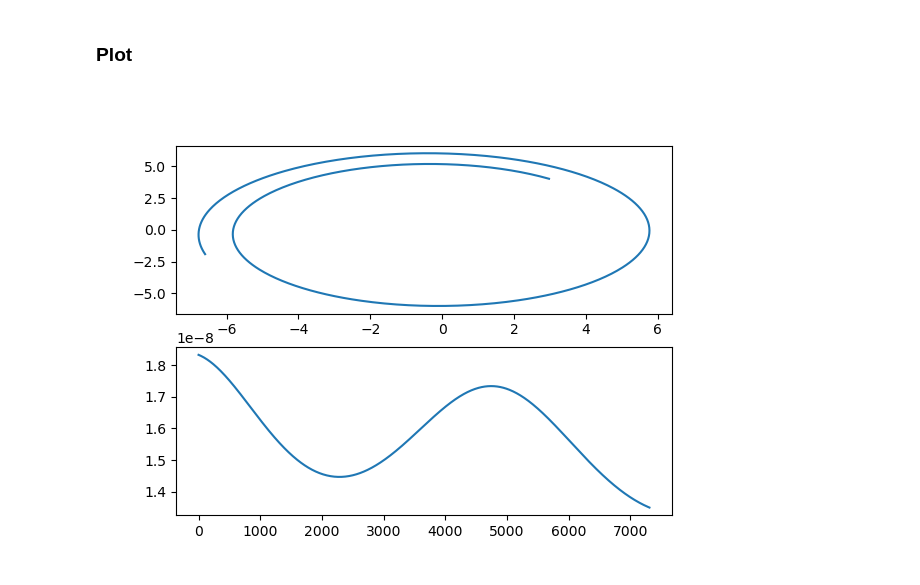
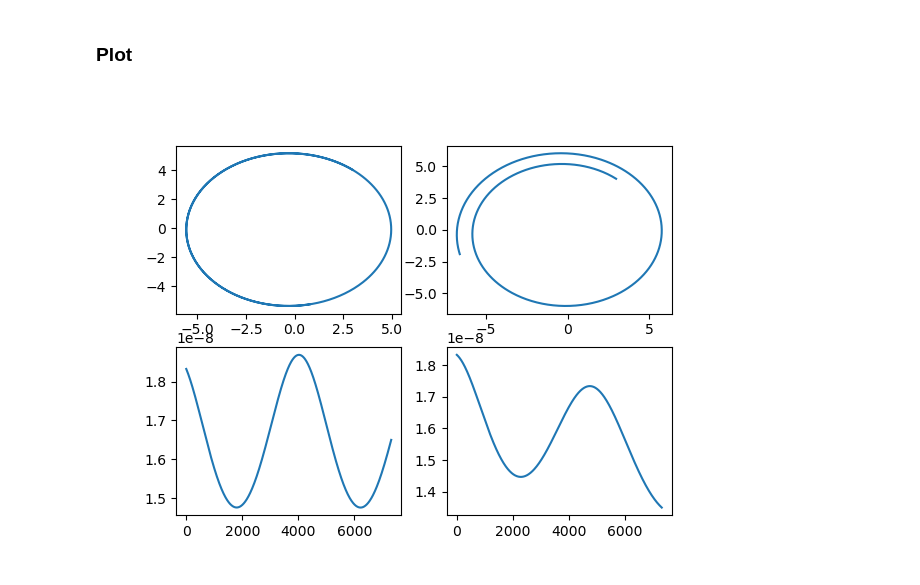
Before and after one commit to ColinDucarme/LPHYS1303---Projet, a Jupyter notebook: FD/Celestial_Dynamics.ipynb, the cells around one changed output. Saved outputs shown, nothing was run; the diff lists cells and outputs as text; code cells hidden in the pictures.

```diff
--- a/FD/Celestial_Dynamics.ipynb
+++ b/FD/Celestial_Dynamics.ipynb
@@ -104,7 +104,7 @@ def dmom_dt(pos,mom,masses):
                 dmom[j:j+3] += -G*masses[i]*masses[k]/(distance(pos[j:j+3],pos[l:l+3])**3)*(pos[j:j+3]-pos[k:k+3])
     return dmom
 
-def energy(masses, pos, mom):
+def energy(pos,mom,masses):
     N = len(masses)
     kin = 0
     pot = 0
@@ -151,6 +188,6 @@ def Eula(G, masses, pos_init, mom_init, dt, tmax):
 # %%
-def Heun(G, masses, pos_init, mom_init, dt, tmax):
-    """
+def SV(G, masses, pos_init, v_init, dt, tmax):
+     """
     === Params ===\n
     masses :    array of masses [Sun, Jupiter]
     pos_init :  2D array of position
@@ -173,27 +210,20 @@ def Heun(G, masses, pos_init, mom_init, dt, tmax):
     pos = np.zeros((len(pos_init),len(pos_init[0]),len(t)))
     vit = np.zeros((len(v_init),len(v_init[0]),len(t)))
     E = np.zeros(len(t))
-    E[0] = 1/2*masses[0]*np.dot(v_init[0],v_init[0])+ 1/2*masses[1]*np.dot(v_init[1],v_init[1])\
-           -G*masses[0]*masses[1]/(distance(pos_init[0],pos_init[1]))
+    E[0] = 1/2*masses[0]*np.dot(v_init[0],v_init[0])+ 1/2*masses[1]*np.dot(v_init[1],v_init[1])+G*masses[0]*masses[1]/(distance(pos_init[0],pos_init[1]))
     pos[0,:,0] = pos_init[0]
     pos[1,:,0] = pos_init[1]
     vit[0,:,0] = v_init[0]
     vit[1,:,0] = v_init[1]
     for i in range(len(t)-1):
-        pos_0 = pos[0,:,i] - dt*vit[0,:,i]/masses[0]
-        pos_1 = pos[1,:,i] - dt*vit[1,:,i]/masses[1]
+        pos_0 = pos[0,:,i] - dt/2*vit[0,:,i]/masses[0]
+        pos_1 = pos[1,:,i] - dt/2*vit[1,:,i]/masses[1]
 
-        vit_0 = vit[0,:,i] - dt*G*masses[0]*masses[1]/(distance(pos[0,:,i],pos[1,:,i])**3)*(pos[0,:,i]-pos[1,:,i])
-        vit_1 = vit[1,:,i] + dt*G*masses[0]*masses[1]/(distance(pos[0,:,i],pos[1,:,i])**3)*(pos[0,:,i]-pos[1,:,i])
+        vit[0,:,i+1] = vit[0,:,i] + dt*G*masses[0]*masses[1]/(distance(pos_0,pos_1)**3)*(pos_0-pos_1)
+        vit[1,:,i+1] = vit[1,:,i] - dt*G*masses[0]*masses[1]/(distance(pos_0,pos_1)**3)*(pos_0-pos_1)
 
-        pos[0,:,i+1] = pos[0,:,i] - dt/2*(vit[0,:,i]/masses[0]+vit_0[0]/masses[0])
-        pos[1,:,i+1] = pos[1,:,i] - dt/2*(vit[1,:,i]/masses[1]+vit_1[1]/masses[1])
+        pos[0,:,i+1] = pos_0 -dt/2*vit[0,:,i+1]/masses[0]
+        pos[1,:,i+1] = pos_1 -dt/2*vit[1,:,i+1]/masses[1]
 
-        vit[0,:,i+1] = vit[0,:,i] + dt/2*(G*masses[0]*masses[1]/(distance(pos[0,:,i],pos[1,:,i])**3)*(pos[0,:,i]-pos[1,:,i])\
-                                         +G*masses[0]*masses[1]/(distance(pos_0,pos_1)**3)*(pos_0-pos_1))
-        vit[1,:,i+1] = vit[1,:,i] + dt/2*(-G*masses[0]*masses[1]/(distance(pos[0,:,i],pos[1,:,i])**3)*(pos[0,:,i]-pos[1,:,i])\
-                                          -G*masses[0]*masses[1]/(distance(pos_0,pos_1)**3)*(pos_0-pos_1))
-
-        E[i+1] = 1/2*masses[0]*np.dot(vit[0,:,i+1],vit[0,:,i+1])+ 1/2*masses[1]*np.dot(vit[1,:,i+1],vit[1,:,i+1])\
-                 -G*masses[0]*masses[1]/(distance(pos[0,:,i+1],pos[1,:,i+1]))
+        E[i+1] = 1/2*masses[0]*np.dot(vit[0,:,i+1],vit[0,:,i+1])+ 1/2*masses[1]*np.dot(vit[1,:,i+1],vit[1,:,i+1])-G*masses[0]*masses[1]/(distance(pos[0,:,i+1],pos[1,:,i+1]))
     return {'t':t,'pos':pos,'vit':vit,'E':E}
@@ -242,7 +238,7 @@ N_tmax = 20 # nbre d'années de la simu
 tmax = (N_tmax*365+(N_tmax/4)) #jours
 
 solEul = Eula(G, masses, pos_init, vit_init,dt, tmax)
-# solHeun = Heun(G, masses, pos_init, vit_init,dt, tmax)
+solHeun = Heun(G, masses, pos_init, vit_init,dt, tmax)
 # solSV = SV(G,masses,pos_init,vit_init,dt,tmax)
 
 # np.savetxt(fname="./jup_v.txt", X=solHeun['vit'][1,:,:],delimiter='\t')
@@ -250,18 +246,14 @@ solEul = Eula(G, masses, pos_init, vit_init,dt, tmax)
 # %% [markdown]
 ### Plot
 # %%
-fig,ax = plt.subplots(2,1)
-ax[0].plot(solEul['pos'][3,:],solEul['pos'][4,:])
-ax[1].plot(solEul['t'],solEul['E'])
+fig,ax = plt.subplots(2,2)
 
-# fig,ax = plt.subplots(2,2)
-
-# ax[0,0].plot(solHeun['pos'][1,0,:],solHeun['pos'][1,1,:])
-# ax[0,1].plot(solHeun['t'],solHeun['E'])
-# ax[1,0].plot(solSV['pos'][1,0,:],solSV['pos'][1,1,:])
-# ax[1,1].plot(solSV['t'],solSV['E'])
+ax[0,0].plot(solHeun['pos'][3,:],solHeun['pos'][4,:])
+ax[1,0].plot(solHeun['t'],solHeun['E'])
+ax[0,1].plot(solEul['pos'][3,:],solEul['pos'][4,:])
+ax[1,1].plot(solEul['t'],solEul['E'])
 
 
 plt.show()
 # %% [output]
-[figure, old version]
+[figure, new version]
```
Also changed, not shown: parts of 2 cells of this notebook.
